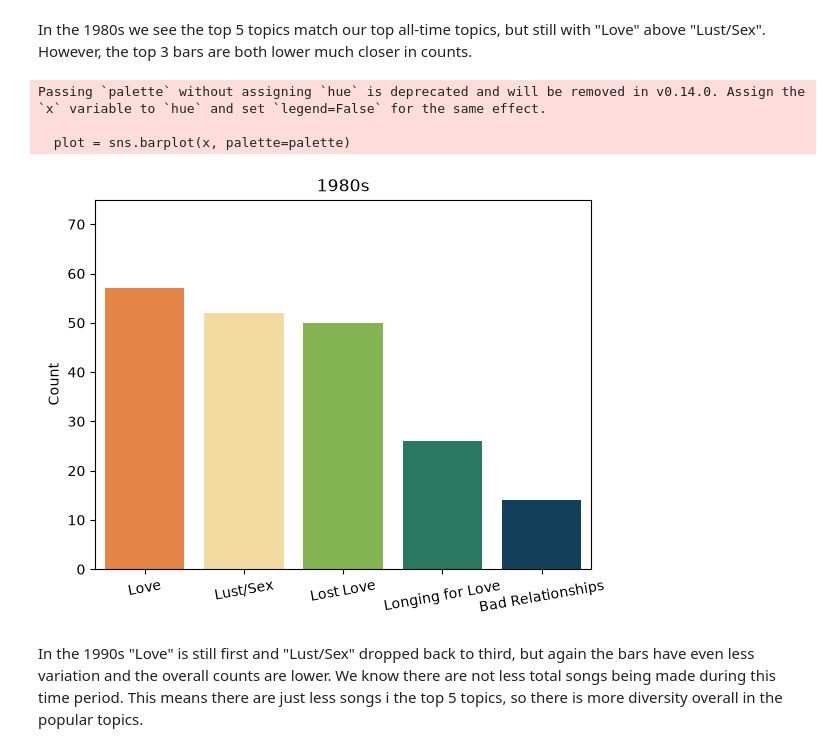
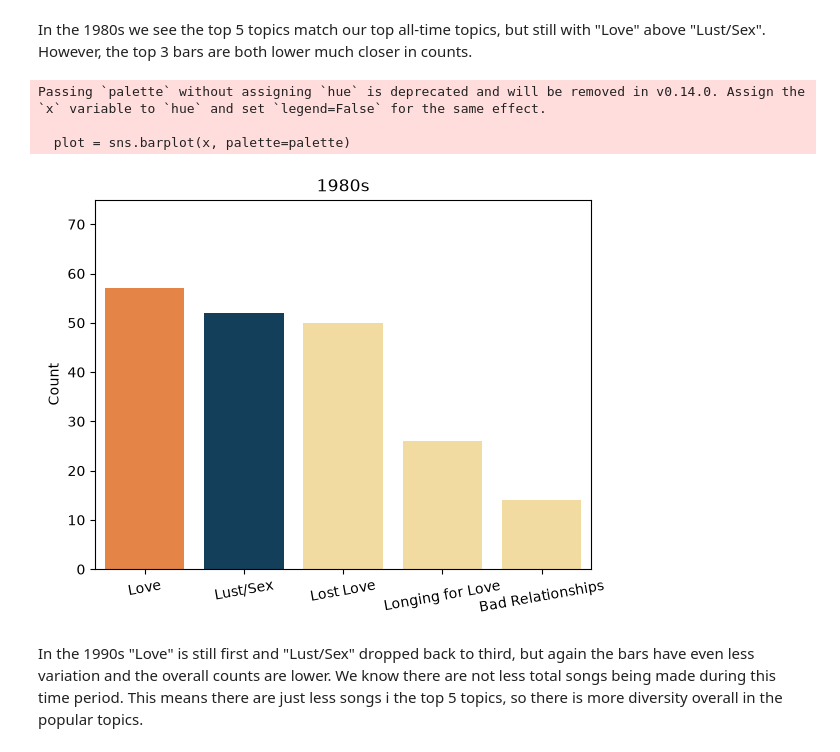
Before and after one commit to IzzyMRob/CS_161_Project, a Jupyter notebook: izzy_lyric_topic.ipynb, the cells around one changed output. Drawn from its saved outputs; the diff is of its cells as text; code cells hidden in the pictures.

```diff
--- a/izzy_lyric_topic.ipynb
+++ b/izzy_lyric_topic.ipynb
@@ -266,22 +284,28 @@ In the 1980s we see the top 5 topics match our top all-time topics, but still wi
 # %%
 # parse only the topics from songs in the 1980s
 topics_list = pd.Series(parse_topics(df[df["decade"]==1980]))
 
 # use value counts and save most common topics
 x = topics_list.value_counts()[0:n_tops_to_show]
+
+palette = {"Love":"#fe7f2d",
+           "Lost Love":"#ffe194",
+           "Longing for Love": "#ffe194",
+           "Bad Relationships":"#ffe194",
+           "Lust/Sex":"#084266"}
 
 # plot top topics
 plot = sns.barplot(x, palette=palette)
 plot.set_title("1980s")
 plot.set_ylabel("Count")
 plot.set_ylim(ylim)
 plot.set_xticklabels(plot.get_xticklabels(), rotation=10)
 plt.show()
 # %% [output]
 Passing `palette` without assigning `hue` is deprecated and will be removed in v0.14.0. Assign the `x` variable to `hue` and set `legend=False` for the same effect.
 
   plot = sns.barplot(x, palette=palette)
-[figure, old version]
+[figure, new version]
 # %% [markdown]
 In the 1990s "Love" is still first and "Lust/Sex" dropped back to third, but again the bars have even less variation and the overall counts are lower. We know there are not less total songs being made during this time period. This means there are just less songs i the top 5 topics, so there is more diversity overall in the popular topics.
 # %%
```
Also changed, not shown: parts of 8 cells of this notebook, 1 other file.
